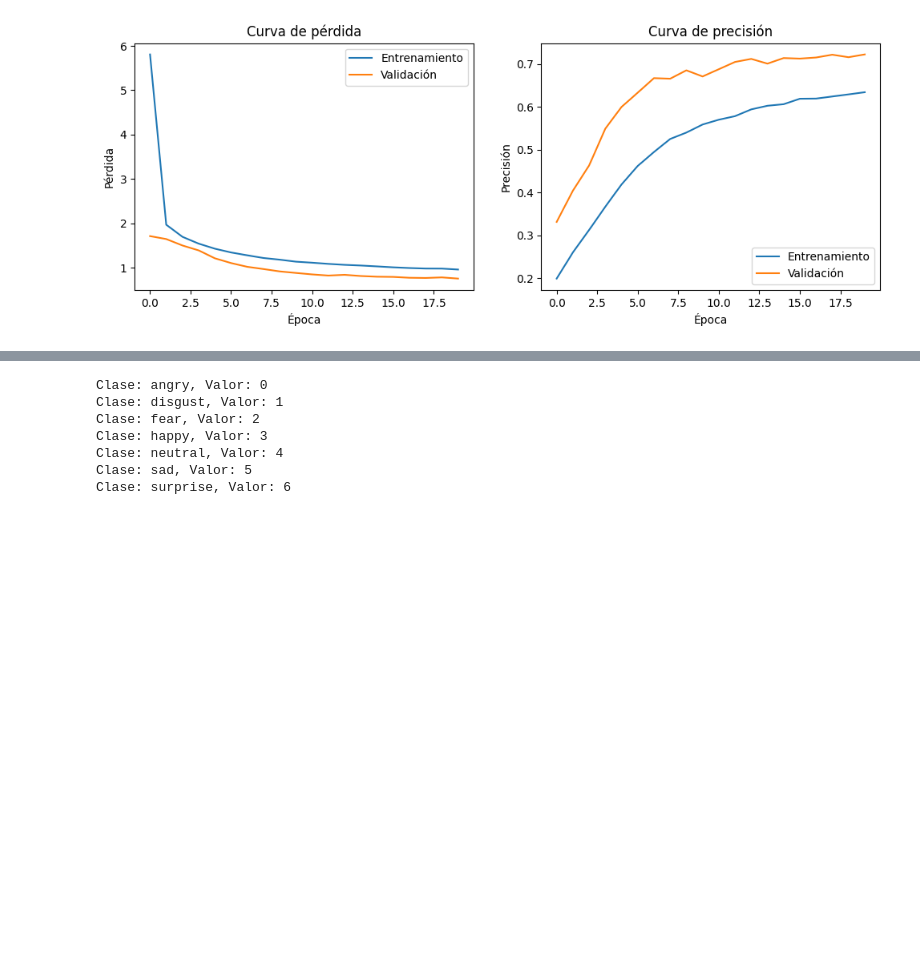
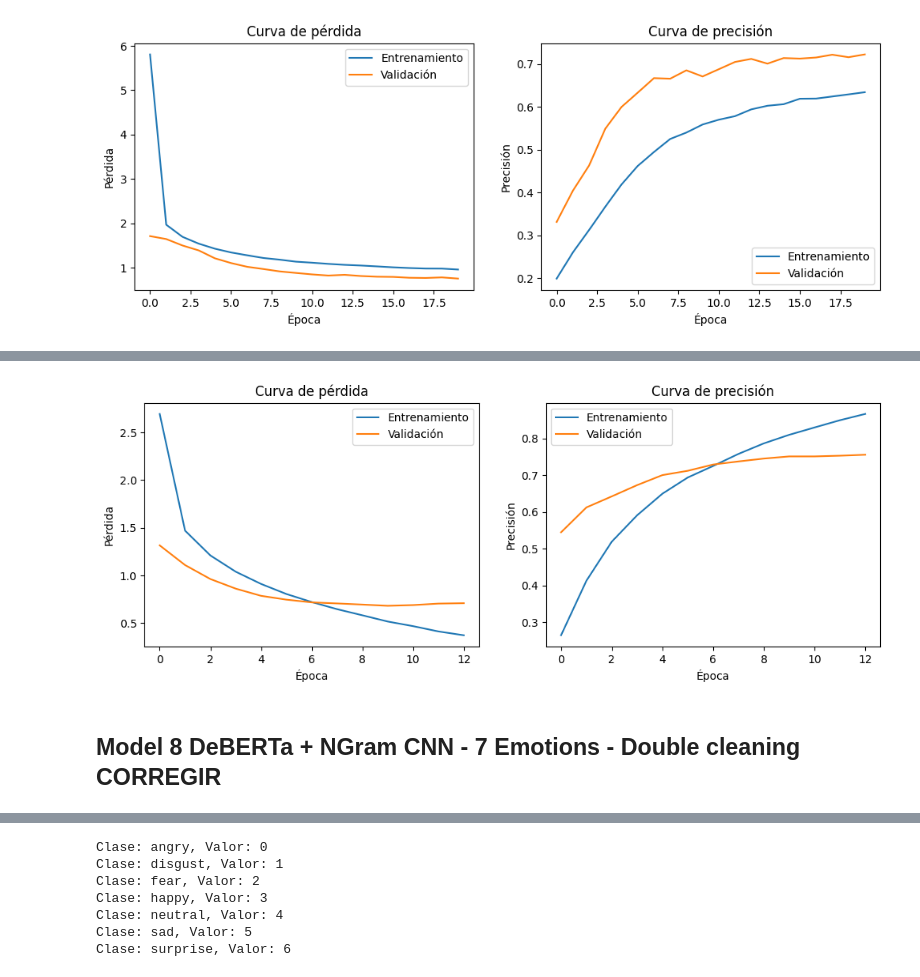
Before and after one commit to BryanBACS/Emotion-Recognition-Multimodal, a Jupyter notebook: Modelos inteligencia artificial/Modalidad texto/code.ipynb, the cells around one changed output, grey strips where cells are left out. Saved outputs shown, nothing was run; the diff lists cells and outputs as text; code cells hidden in the pictures; blank space fills up the shorter version.

```diff
--- a/Modelos inteligencia artificial/Modalidad texto/code.ipynb
+++ b/Modelos inteligencia artificial/Modalidad texto/code.ipynb
@@ -4434,3 +4688,14 @@ Some layers from the model checkpoint at xlnet/xlnet-base-cased were not used wh
 - This IS NOT expected if you are initializing TFXLNetModel from the checkpoint of a model that you expect to be exactly identical (initializing a BertForSequenceClassification model from a BertForSeq ...
 All the layers of TFXLNetModel were initialized from the model checkpoint at xlnet/xlnet-base-cased.
 If your task is similar to the task the model of the checkpoint was trained on, you can already use TFXLNetModel for predictions without further training.
+# %%
+from transformers import BertTokenizer, TFBertModel,RobertaTokenizer,TFRobertaModel, TFDistilBertModel, AutoTokenizer, TFXLNetModel,TFAlbertModel,TFDebertaModel, TFElectraModel
+
+tokenizer_Albert = AutoTokenizer.from_pretrained("albert/albert-base-v2")
+model_Albert = TFAlbertModel.from_pretrained("albert/albert-base-v2")
+
+tokenizer_deberta = AutoTokenizer.from_pretrained("microsoft/deberta-base")
+model_deberta= TFDebertaModel.from_pretrained("microsoft/deberta-base")
+
+tokenizer_electra = AutoTokenizer.from_pretrained("google/electra-small-discriminator")
+model_Electra = TFElectraModel.from_pretrained("google/electra-small-discriminator")
@@ -6011,0 +6415,9 @@ plt.show()
+# %%
+import pandas as pd
+
+# Load the csv file into a dataframe
+df_recuperado = pd.read_csv('datos_aumentados_with7emotions.csv')
+
+# Get the augmented data and labels
+x_train_augmented = df_recuperado['Texto'].tolist()
+y_train_augmented = df_recuperado['Label'].tolist()
@@ -6011,0 +6686,34 @@ plt.show()
+# %%
+import matplotlib.pyplot as plt
+
+
+train_loss = HistoryAlbert7Emotions2Clear.history['loss']
+val_loss = HistoryAlbert7Emotions2Clear.history['val_loss']
+train_accuracy = HistoryAlbert7Emotions2Clear.history['accuracy']
+val_accuracy = HistoryAlbert7Emotions2Clear.history['val_accuracy']
+
+
+plt.figure(figsize=(12, 4))
+
+plt.subplot(1, 2, 1)
+plt.plot(train_loss, label='Entrenamiento')
+plt.plot(val_loss, label='Validación')
+plt.title('Curva de pérdida')
+plt.xlabel('Época')
+plt.ylabel('Pérdida')
+plt.legend()
+
+
+plt.subplot(1, 2, 2)
+plt.plot(train_accuracy, label='Entrenamiento')
+plt.plot(val_accuracy, label='Validación')
+plt.title('Curva de precisión')
+plt.xlabel('Época')
+plt.ylabel('Precisión')
+plt.legend()
+
+plt.show()
+# %% [output]
+[figure, added]
+# %% [markdown]
+## Model 8 DeBERTa + NGram CNN - 7 Emotions - Double cleaning CORREGIR
```
Also changed, not shown: parts of 53 cells of this notebook, 4 other files.
